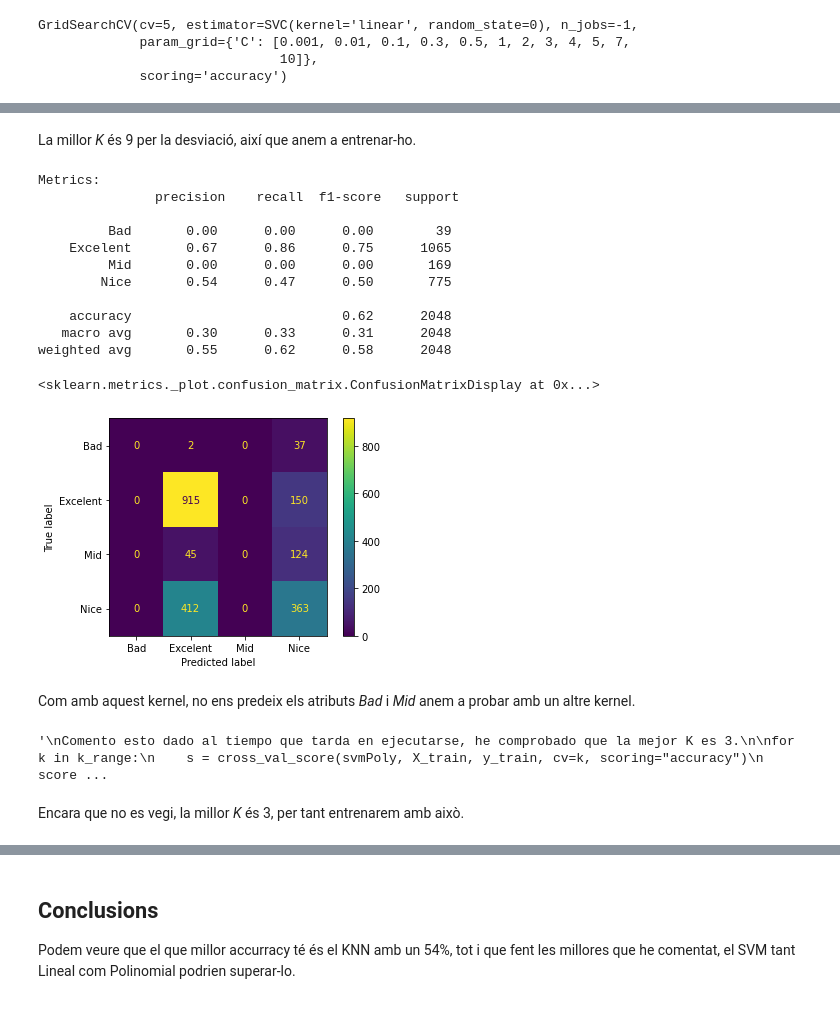
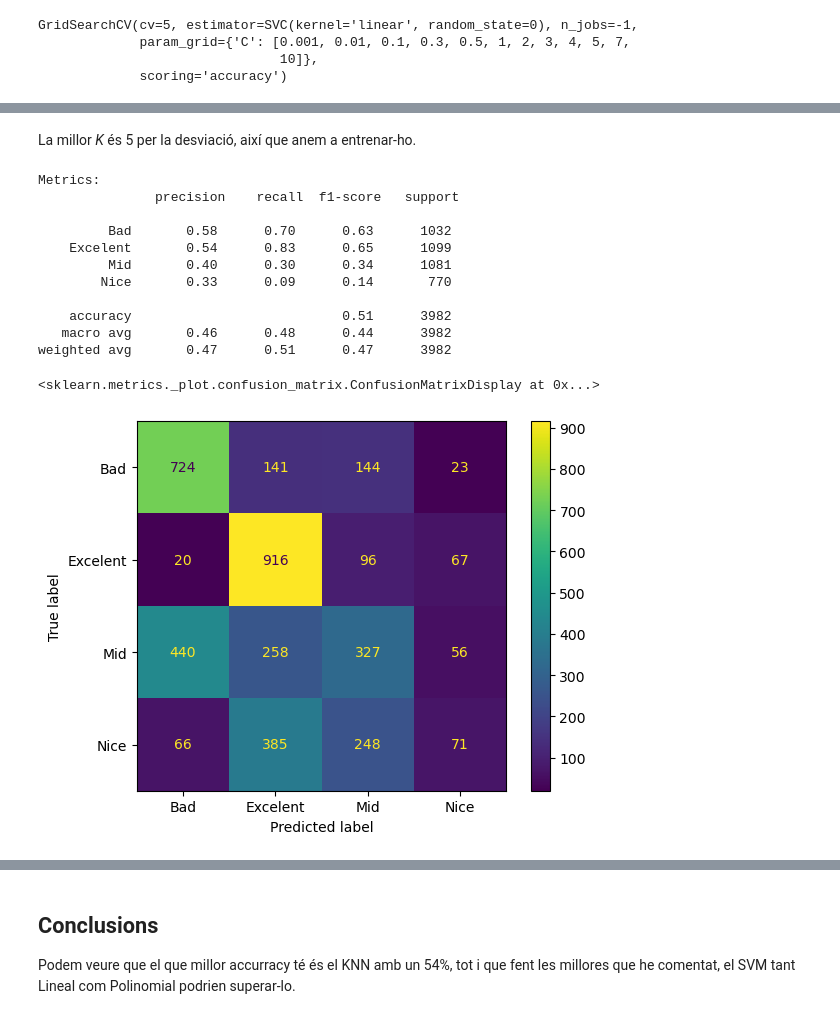
Before and after one commit to saulgordillo/APC_Kaggle, a Jupyter notebook: kaggle.ipynb, the cells around one changed output, grey strips where cells are left out. Saved outputs shown, nothing was run; the diff lists cells and outputs as text; code cells hidden in the pictures.

```diff
--- a/kaggle.ipynb
+++ b/kaggle.ipynb
@@ -254,0 +258,15 @@ El rang 3 implicaria que el seu ràting és molt bó o excelent.
+# %%
+db_excelent = dataBase[dataBase.Rating=="Excelent"]
+db_nice = dataBase[dataBase.Rating=="Nice"]
+db_mid = dataBase[dataBase.Rating=="Mid"]
+db_bad = dataBase[dataBase.Rating=="Bad"]
+
+samples = db_excelent.shape[0]
+
+db_mid_upsampled = resample(db_mid, replace=True, samples=samples, random_state=123)
+db_bad_upsampled = resample(db_bad, replace=True, samples=samples, random_state=123)
+
+dataBase = pd.concat([db_excelent, db_nice, db_mid_upsampled, db_bad_upsampled])
+dataBase.loc[~dataBase.index.duplicated(keep='first')]
+
+print(dataBase.Rating.value_counts())
@@ -408,5 +427,5 @@ Veiem que la *K* amb més accuracy és la 15, per tant escollirem aquesta per aj
 # %%
-knn = KNeighborsClassifier(n_neighbors=15)
+knn = KNeighborsClassifier(n_neighbors=2)
 score = list()
 k_range = range(2,20)
 
@@ -716,64 +733,26 @@ k = 19, 0.6173 accuracy, deviation 0.0321
 # %% [markdown]
-La millor *K* és 9 per la desviació, així que anem a entrenar-ho.
+La millor *K* és 5 per la desviació, així que anem a entrenar-ho.
 # %%
-cross_val_score(svmLineal, X_train, y_train, cv=9, scoring='accuracy')
+cross_val_score(svmLineal, X_train, y_train, cv=5, scoring='accuracy')
 
 svmLineal.fit(X_train, y_train)
 
 y_pred = svmLineal.predict(X_test)
 
 print("Metrics: \n", metrics.classification_report(y_test, y_pred))
 
 metrics.plot_confusion_matrix(svmLineal, X_test, y_test)
 # %% [output]
 Metrics:
                precision    recall  f1-score   support
 
-         Bad       0.00      0.00      0.00        39
-    Excelent       0.67      0.86      0.75      1065
-         Mid       0.00      0.00      0.00       169
-        Nice       0.54      0.47      0.50       775
+         Bad       0.58      0.70      0.63      1032
+    Excelent       0.54      0.83      0.65      1099
+         Mid       0.40      0.30      0.34      1081
+        Nice       0.33      0.09      0.14       770
 
-    accuracy                           0.62      2048
-   macro avg       0.30      0.33      0.31      2048
-weighted avg       0.55      0.62      0.58      2048
+    accuracy                           0.51      3982
+   macro avg       0.46      0.48      0.44      3982
+weighted avg       0.47      0.51      0.47      3982
 <sklearn.metrics._plot.confusion_matrix.ConfusionMatrixDisplay at 0x...>
-[figure, old version]
+[figure, new version]
-# %% [markdown]
-Com amb aquest kernel, no ens predeix els atributs *Bad* i *Mid* anem a probar amb un altre kernel.
-# %%
-grid_hp = {"C" : [0.001, 0.01, 0.1, 0.3, 0.5, 1, 2, 3, 4, 5, 7, 10]}
-
-grid_search = GridSearchCV(estimator= svm.SVC(kernel="poly", random_state=0),
-                           param_grid=grid_hp,
-                           cv=5,
-                           scoring="accuracy",
-                           n_jobs=-1)
-
-grid_search.fit(X_train, y_train)
-
-svmPoly = svm.SVC(kernel="poly",
-                    C=grid_search.best_params_.get("C"),
-                    random_state=0,
-                    probability=True)
-
-score = list()
-k_range = range(2,20)
-"""
-Comento esto dado al tiempo que tarda en ejecutarse, he comprobado que la mejor K es 3.
-
-for k in k_range:
-    s = cross_val_score(svmPoly, X_train, y_train, cv=k, scoring="accuracy")
-    score.append(s.mean())
-    print("k = %d, %0.4f accuracy, deviation %0.4f" % (k, s.mean(), s.std()))
-
-plt.figure(figsize=(12,10))
-plt.xlabel("k")
-plt.ylabel("accuracy")
-plt.scatter(k_range, score)
-plt.xticks(k_range)
-"""
-# %% [output]
-'\nComento esto dado al tiempo que tarda en ejecutarse, he comprobado que la mejor K es 3.\n\nfor k in k_range:\n    s = cross_val_score(svmPoly, X_train, y_train, cv=k, scoring="accuracy")\n    score ...
-# %% [markdown]
-Encara que no es vegi, la millor *K* és 3, per tant entrenarem amb això.
```
Also changed, not shown: parts of 30 cells of this notebook.
